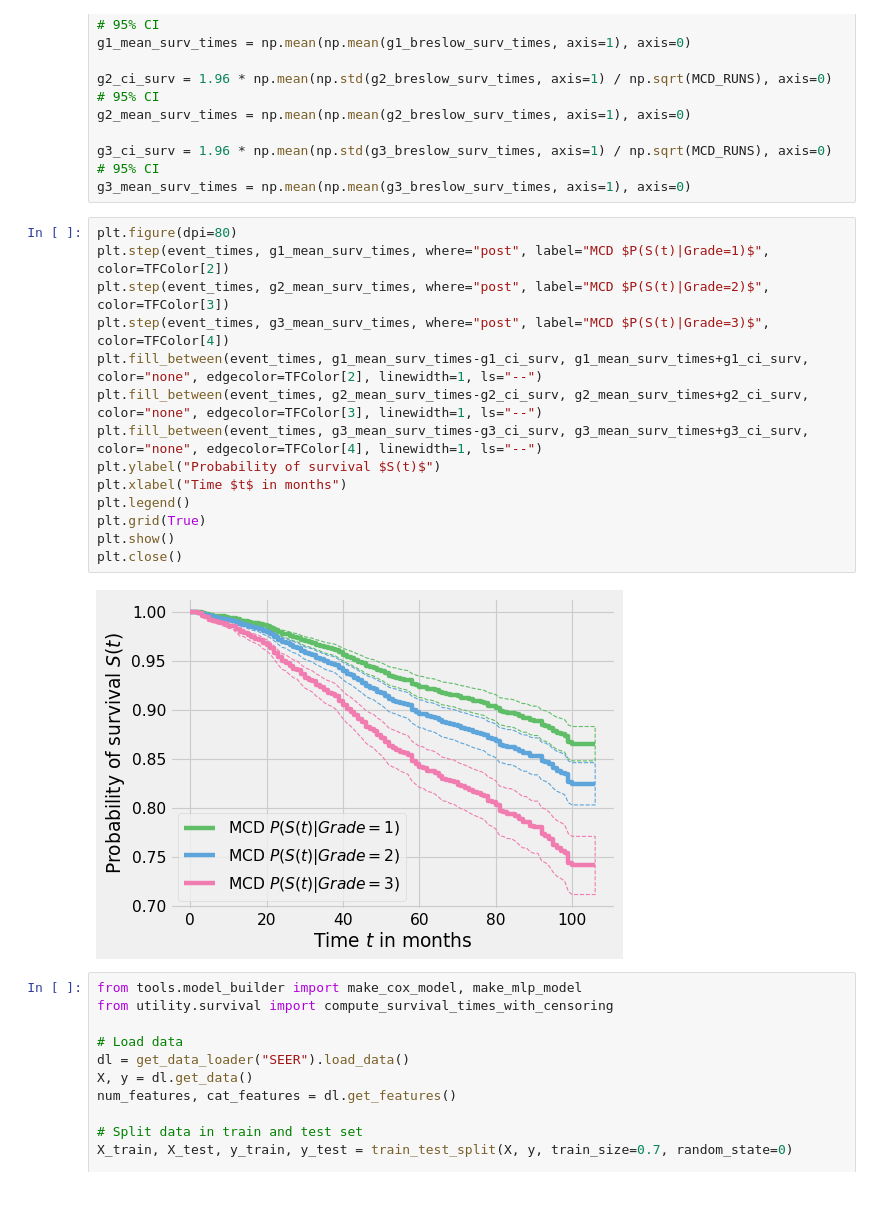
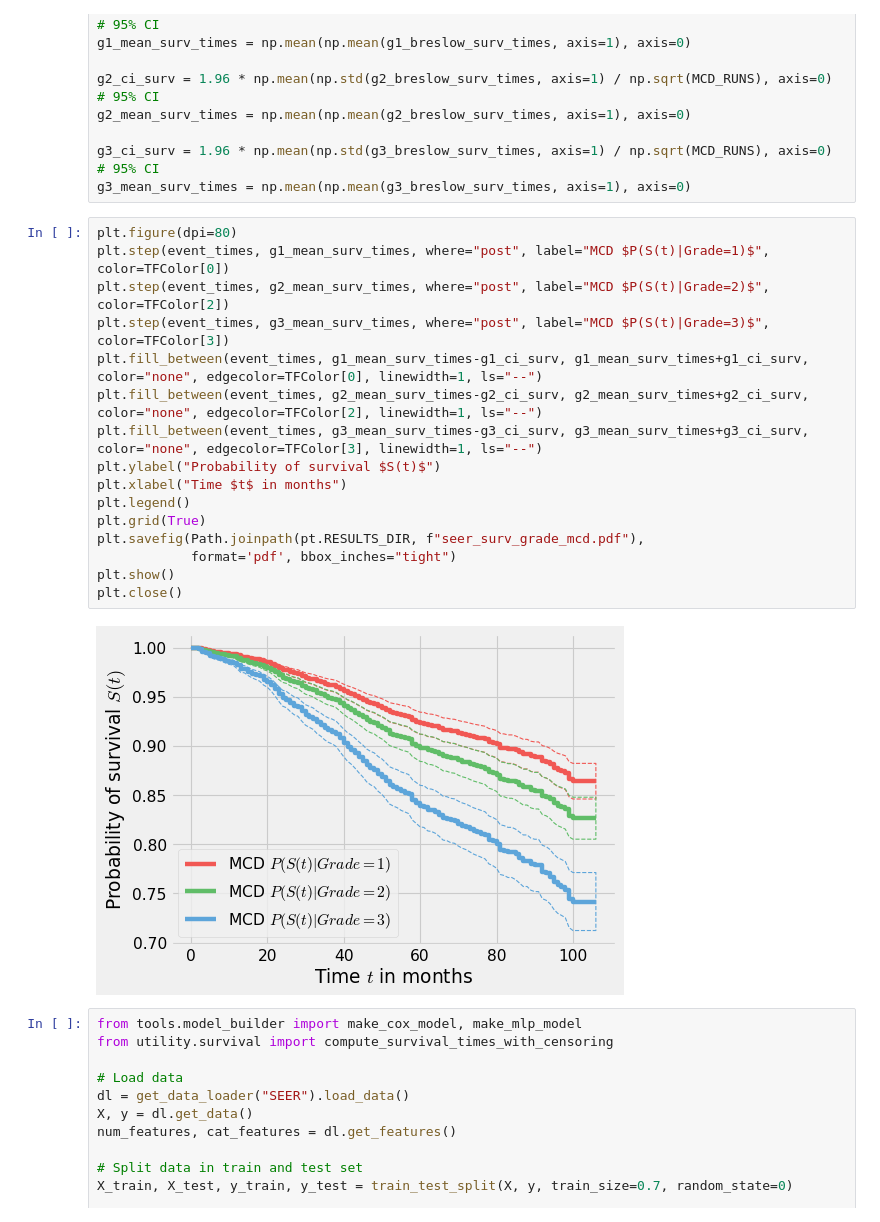
Before and after one commit to thecml/baysurv-wip, a Jupyter notebook: notebooks/model_inference.ipynb, the cells around one changed output. Cells and saved outputs as stored; diff of their text form.

```diff
--- a/notebooks/model_inference.ipynb
+++ b/notebooks/model_inference.ipynb
@@ -210,20 +210,22 @@ g3_ci_surv = 1.96 * np.mean(np.std(g3_breslow_surv_times, axis=1) / np.sqrt(MCD_
 g3_mean_surv_times = np.mean(np.mean(g3_breslow_surv_times, axis=1), axis=0)
 # %%
 plt.figure(dpi=80)
-plt.step(event_times, g1_mean_surv_times, where="post", label="MCD $P(S(t)|Grade=1)$", color=TFColor[2])
-plt.step(event_times, g2_mean_surv_times, where="post", label="MCD $P(S(t)|Grade=2)$", color=TFColor[3])
-plt.step(event_times, g3_mean_surv_times, where="post", label="MCD $P(S(t)|Grade=3)$", color=TFColor[4])
-plt.fill_between(event_times, g1_mean_surv_times-g1_ci_surv, g1_mean_surv_times+g1_ci_surv, color="none", edgecolor=TFColor[2], linewidth=1, ls="--")
-plt.fill_between(event_times, g2_mean_surv_times-g2_ci_surv, g2_mean_surv_times+g2_ci_surv, color="none", edgecolor=TFColor[3], linewidth=1, ls="--")
-plt.fill_between(event_times, g3_mean_surv_times-g3_ci_surv, g3_mean_surv_times+g3_ci_surv, color="none", edgecolor=TFColor[4], linewidth=1, ls="--")
+plt.step(event_times, g1_mean_surv_times, where="post", label="MCD $P(S(t)|Grade=1)$", color=TFColor[0])
+plt.step(event_times, g2_mean_surv_times, where="post", label="MCD $P(S(t)|Grade=2)$", color=TFColor[2])
+plt.step(event_times, g3_mean_surv_times, where="post", label="MCD $P(S(t)|Grade=3)$", color=TFColor[3])
+plt.fill_between(event_times, g1_mean_surv_times-g1_ci_surv, g1_mean_surv_times+g1_ci_surv, color="none", edgecolor=TFColor[0], linewidth=1, ls="--")
+plt.fill_between(event_times, g2_mean_surv_times-g2_ci_surv, g2_mean_surv_times+g2_ci_surv, color="none", edgecolor=TFColor[2], linewidth=1, ls="--")
+plt.fill_between(event_times, g3_mean_surv_times-g3_ci_surv, g3_mean_surv_times+g3_ci_surv, color="none", edgecolor=TFColor[3], linewidth=1, ls="--")
 plt.ylabel("Probability of survival $S(t)$")
 plt.xlabel("Time $t$ in months")
 plt.legend()
 plt.grid(True)
+plt.savefig(Path.joinpath(pt.RESULTS_DIR, f"seer_surv_grade_mcd.pdf"),
+            format='pdf', bbox_inches="tight")
 plt.show()
 plt.close()
 # %% [output]
-[figure, old version]
+[figure, new version]
 # %%
 from tools.model_builder import make_cox_model, make_mlp_model
 from utility.survival import compute_survival_times_with_censoring
```
Also changed, not shown: parts of 6 cells of this notebook, 2 other files.
